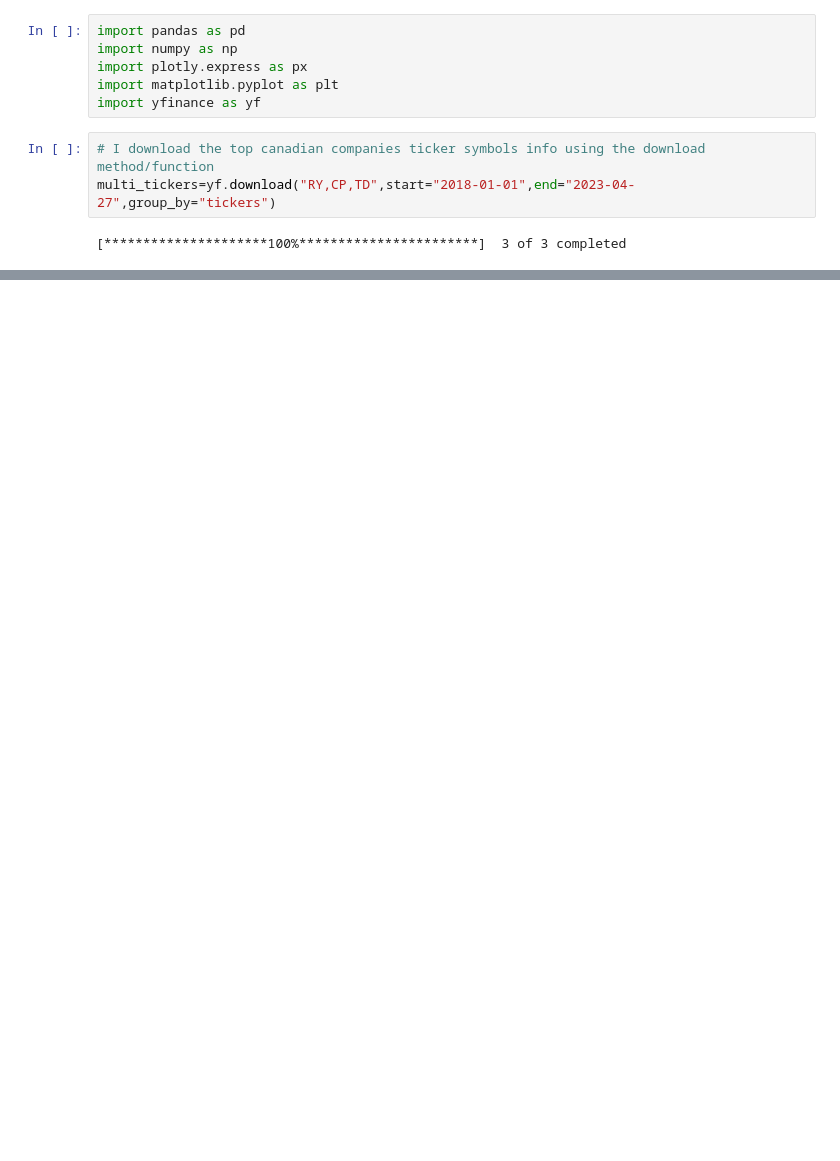
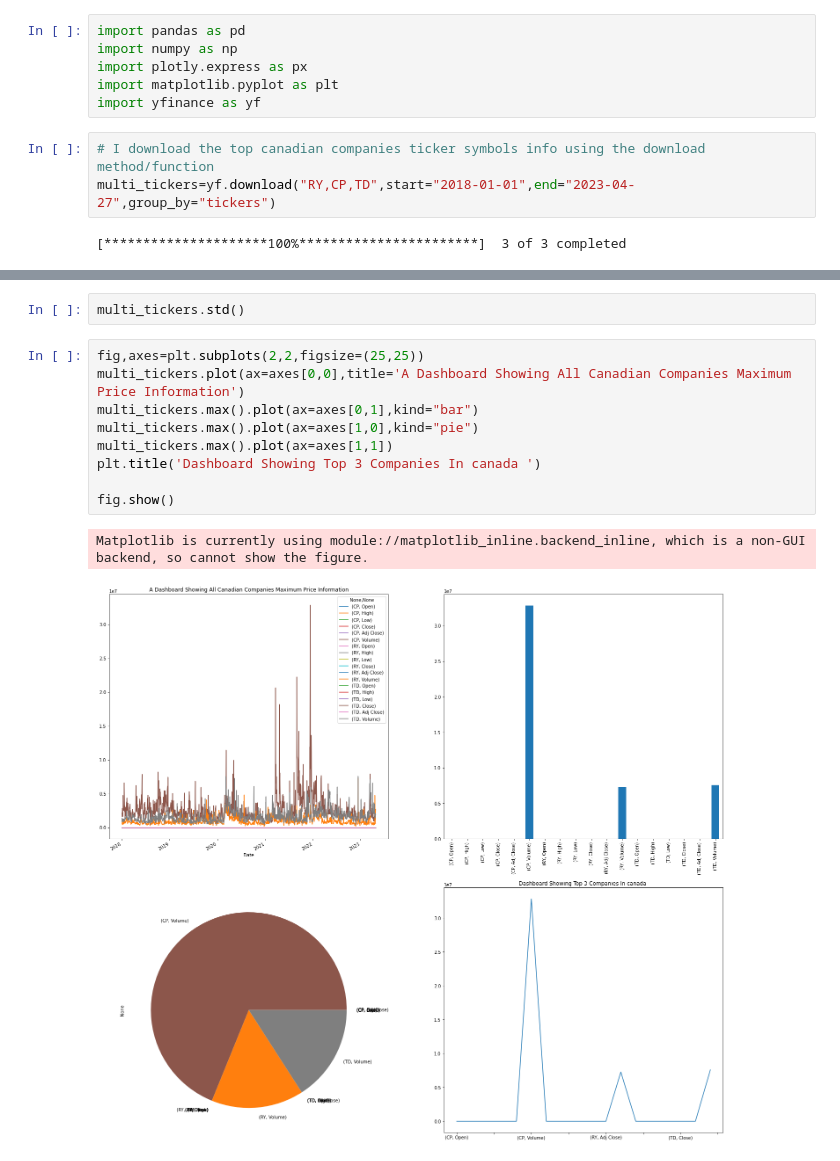
Before and after one commit to Micheallukwago/advanced_project-, a Jupyter notebook: STOCKS & DIVIDENDS FOR TOP CANADIAN COMPANIES (Royal Bank, TD, Canadian Pacific Railway).ipynb, the cells around one changed output, grey strips where cells are left out. Cells and saved outputs as stored; diff of their text form; blank space fills up the shorter version.

```diff
--- a/STOCKS & DIVIDENDS FOR TOP CANADIAN COMPANIES (Royal Bank, TD, Canadian Pacific Railway).ipynb
+++ b/STOCKS & DIVIDENDS FOR TOP CANADIAN COMPANIES (Royal Bank, TD, Canadian Pacific Railway).ipynb
@@ -112,0 +145,14 @@ fig.show()
+# %%
+multi_tickers.std()
+# %%
+fig,axes=plt.subplots(2,2,figsize=(25,25))
+multi_tickers.plot(ax=axes[0,0],title='A Dashboard Showing All Canadian Companies Maximum Price Information')
+multi_tickers.max().plot(ax=axes[0,1],kind="bar")
+multi_tickers.max().plot(ax=axes[1,0],kind="pie")
+multi_tickers.max().plot(ax=axes[1,1])
+plt.title('Dashboard Showing Top 3 Companies In canada ')
+
+fig.show()
+# %% [output]
+Matplotlib is currently using module://matplotlib_inline.backend_inline, which is a non-GUI backend, so cannot show the figure.
+[figure, added]
```
Also changed, not shown: parts of 13 cells of this notebook.
